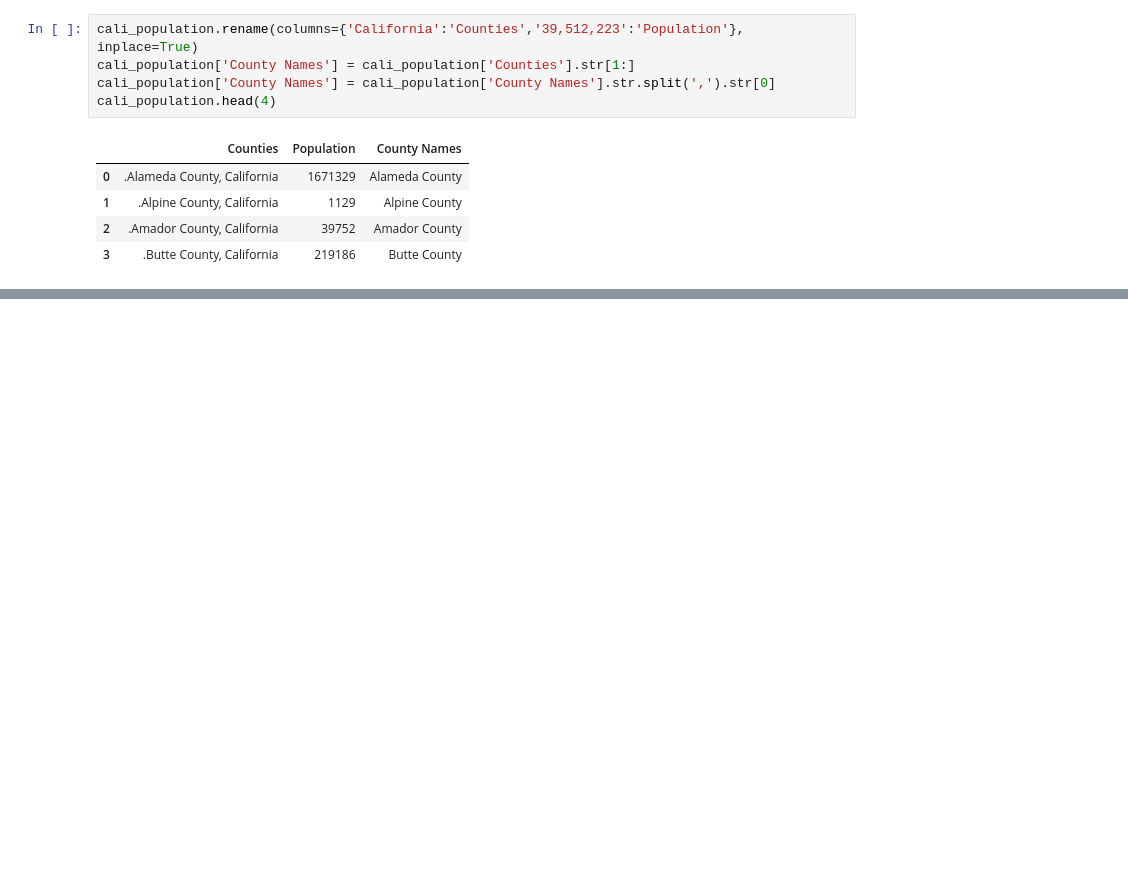
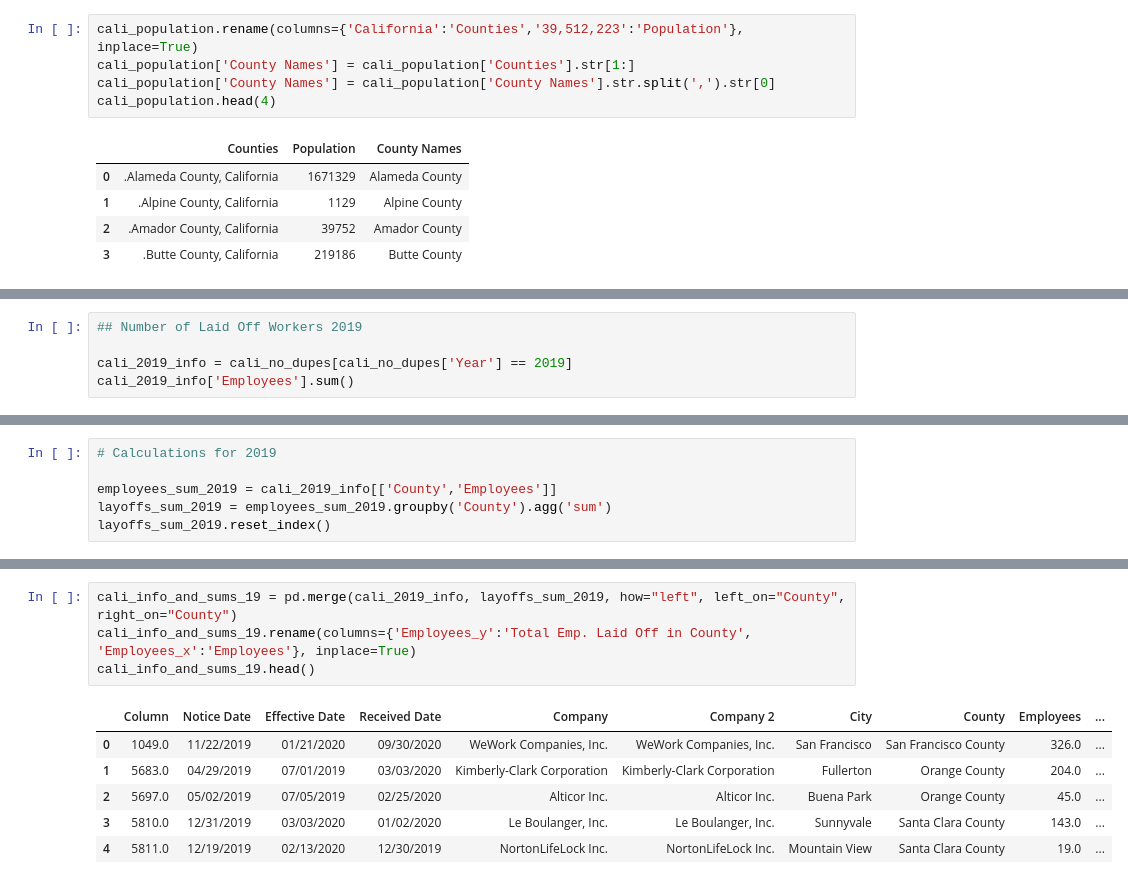
Before and after one commit to biglocalnews/WARN_Cali_analysis, a Jupyter notebook: hardest_hit/draft3_hard_hit_clean.ipynb, the cells around one changed output, grey strips where cells are left out. Saved outputs shown, nothing was run; the diff lists cells and outputs as text; blank space fills up the shorter version.

```diff
--- a/hardest_hit/draft3_hard_hit_clean.ipynb
+++ b/hardest_hit/draft3_hard_hit_clean.ipynb
@@ -179,0 +225,5 @@ cali_population.head(4)
+# %%
+## Number of Laid Off Workers 2019
+
+cali_2019_info = cali_no_dupes[cali_no_dupes['Year'] == 2019]
+cali_2019_info['Employees'].sum()
@@ -179,0 +342,6 @@ cali_population.head(4)
+# %%
+# Calculations for 2019
+
+employees_sum_2019 = cali_2019_info[['County','Employees']]
+layoffs_sum_2019 = employees_sum_2019.groupby('County').agg('sum')
+layoffs_sum_2019.reset_index()
@@ -179,0 +366,11 @@ cali_population.head(4)
+# %%
+cali_info_and_sums_19 = pd.merge(cali_2019_info, layoffs_sum_2019, how="left", left_on="County", right_on="County")
+cali_info_and_sums_19.rename(columns={'Employees_y':'Total Emp. Laid Off in County', 'Employees_x':'Employees'}, inplace=True)
+cali_info_and_sums_19.head()
+# %% [output]
+|  | Column | Notice Date | Effective Date | Received Date | Company | Company 2 | City | County | Employees | ... |
+| 0 | 1049.0 | 11/22/2019 | 01/21/2020 | 09/30/2020 | WeWork Companies, Inc. | WeWork Companies, Inc. | San Francisco | San Francisco County | 326.0 | ... |
+| 1 | 5683.0 | 04/29/2019 | 07/01/2019 | 03/03/2020 | Kimberly-Clark Corporation | Kimberly-Clark Corporation | Fullerton | Orange County | 204.0 | ... |
+| 2 | 5697.0 | 05/02/2019 | 07/05/2019 | 02/25/2020 | Alticor Inc. | Alticor Inc. | Buena Park | Orange County | 45.0 | ... |
+| 3 | 5810.0 | 12/31/2019 | 03/03/2020 | 01/02/2020 | Le Boulanger, Inc. | Le Boulanger, Inc. | Sunnyvale | Santa Clara County | 143.0 | ... |
+| 4 | 5811.0 | 12/19/2019 | 02/13/2020 | 12/30/2019 | NortonLifeLock Inc. | NortonLifeLock Inc. | Mountain View | Santa Clara County | 19.0 | ... |
```
Also changed, not shown: parts of 38 cells of this notebook, 1 other file.
